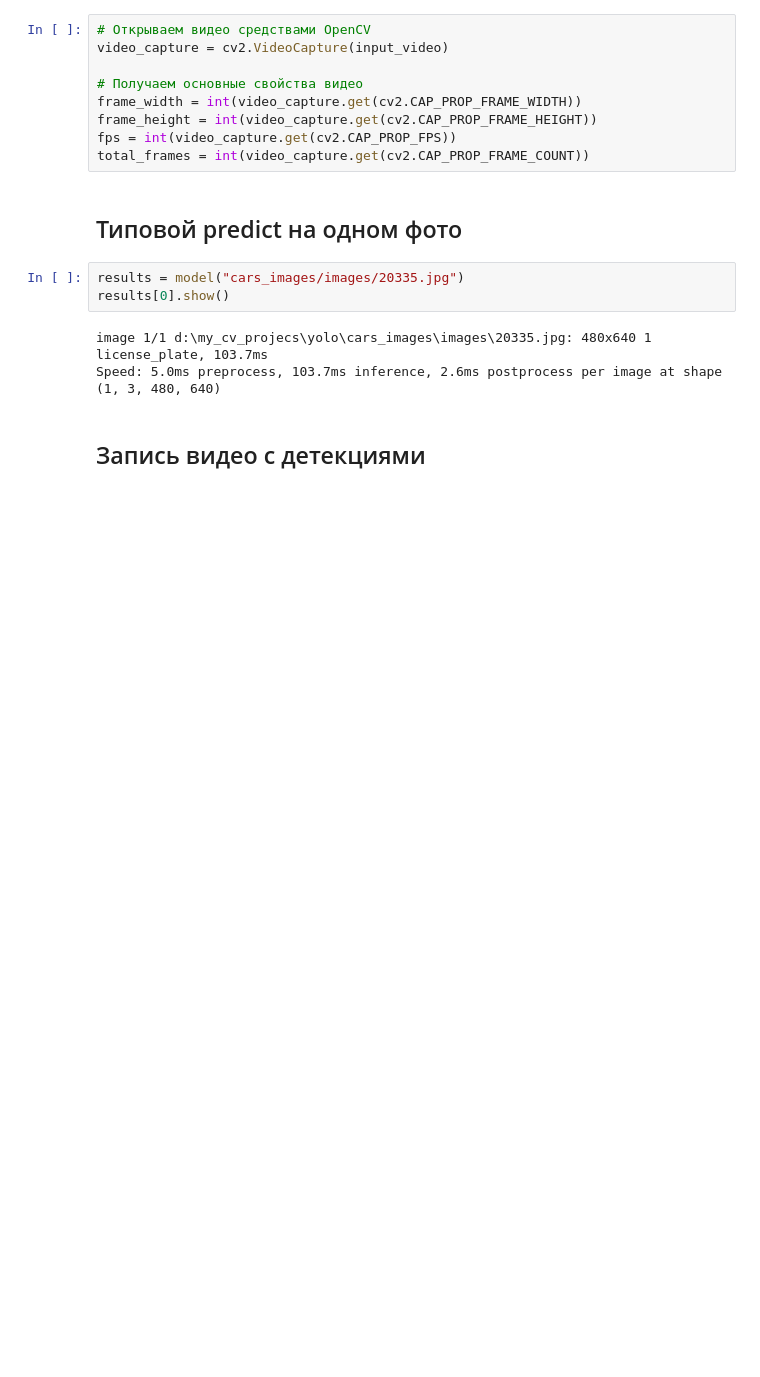
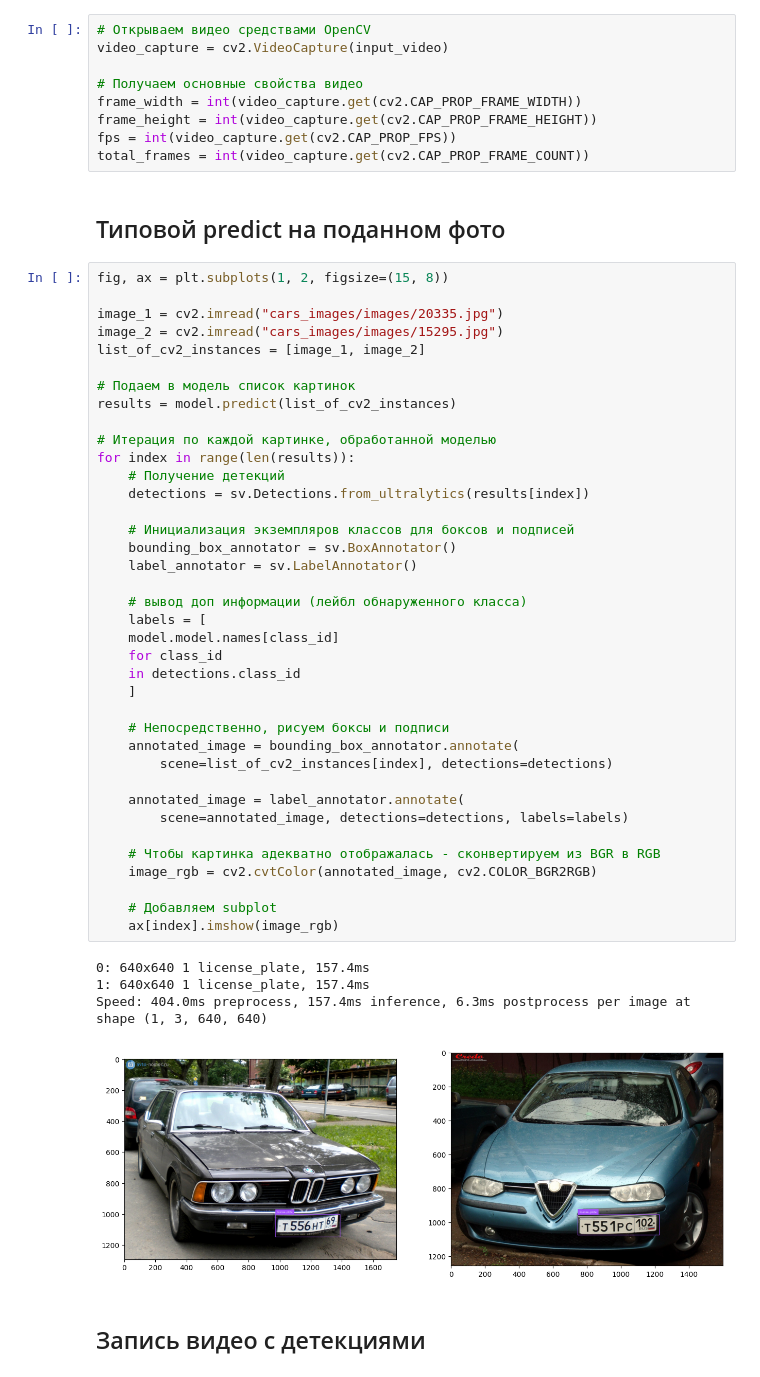
Before and after one commit to DTsapin/cv_practice, a Jupyter notebook: inference.ipynb, the cells around one changed output. Drawn from its saved outputs; the diff is of its cells as text; blank space fills up the shorter version.

```diff
--- a/inference.ipynb
+++ b/inference.ipynb
@@ -16,13 +18,50 @@ frame_height = int(video_capture.get(cv2.CAP_PROP_FRAME_HEIGHT))
 fps = int(video_capture.get(cv2.CAP_PROP_FPS))
 total_frames = int(video_capture.get(cv2.CAP_PROP_FRAME_COUNT))
 # %% [markdown]
-## Типовой predict на одном фото
+## Типовой predict на поданном фото
-# %%
-results = model("cars_images/images/20335.jpg")
-results[0].show()
-# %% [output]
-image 1/1 d:\my_cv_projecs\yolo\cars_images\images\20335.jpg: 480x640 1 license_plate, 103.7ms
-Speed: 5.0ms preprocess, 103.7ms inference, 2.6ms postprocess per image at shape (1, 3, 480, 640)
+# %%
+fig, ax = plt.subplots(1, 2, figsize=(15, 8))
+
+image_1 = cv2.imread("cars_images/images/20335.jpg")
+image_2 = cv2.imread("cars_images/images/15295.jpg")
+list_of_cv2_instances = [image_1, image_2]
+
+# Подаем в модель список картинок
+results = model.predict(list_of_cv2_instances)
+
+# Итерация по каждой картинке, обработанной моделью
+for index in range(len(results)):
+    # Получение детекций
+    detections = sv.Detections.from_ultralytics(results[index])
+
+    # Инициализация экземпляров классов для боксов и подписей
+    bounding_box_annotator = sv.BoxAnnotator()
+    label_annotator = sv.LabelAnnotator()
+
+    # вывод доп информации (лейбл обнаруженного класса)
+    labels = [
+    model.model.names[class_id]
+    for class_id
+    in detections.class_id
+    ]
+
+    # Непосредственно, рисуем боксы и подписи
+    annotated_image = bounding_box_annotator.annotate(
+        scene=list_of_cv2_instances[index], detections=detections)
+
+    annotated_image = label_annotator.annotate(
+        scene=annotated_image, detections=detections, labels=labels)
+
+    # Чтобы картинка адекватно отображалась - сконвертируем из BGR в RGB
+    image_rgb = cv2.cvtColor(annotated_image, cv2.COLOR_BGR2RGB)
+
+    # Добавляем subplot
+    ax[index].imshow(image_rgb)
+# %% [output]
+0: 640x640 1 license_plate, 157.4ms
+1: 640x640 1 license_plate, 157.4ms
+Speed: 404.0ms preprocess, 157.4ms inference, 6.3ms postprocess per image at shape (1, 3, 640, 640)
+[figure, added]
 # %% [markdown]
 ## Запись видео с детекциями
 # %%
```
Also changed, not shown: parts of 1 cell of this notebook.
